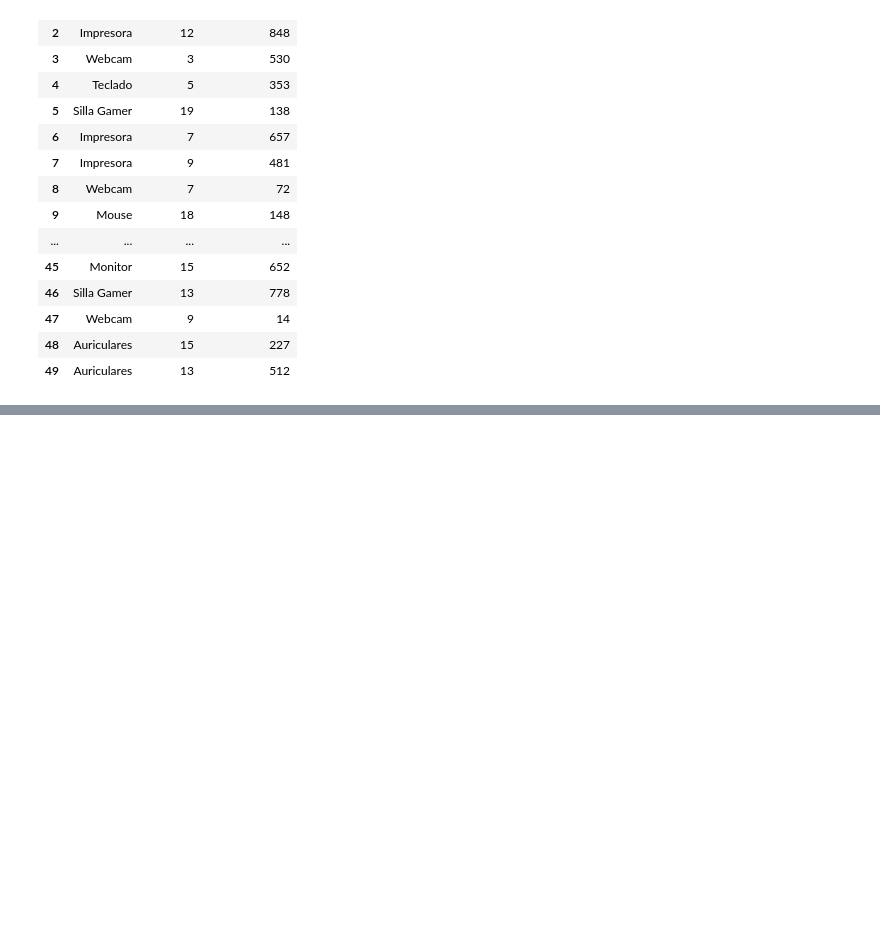
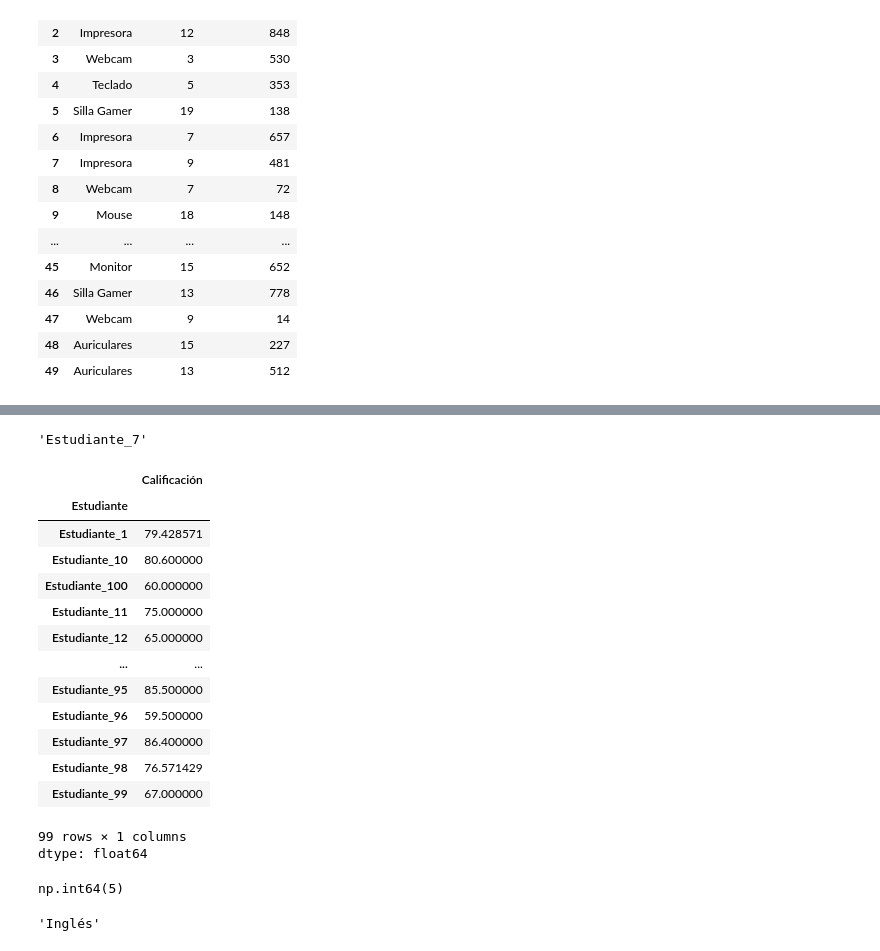
Before and after one commit to PurpleBeetle/IA1900, a Jupyter notebook: Tarea2/Welcome_To_Colab.ipynb, the cells around one changed output, grey strips where cells are left out. Drawn from its saved outputs; the diff is of its cells as text; code cells hidden in the pictures; blank space fills up the shorter version.

```diff
--- a/Tarea2/Welcome_To_Colab.ipynb
+++ b/Tarea2/Welcome_To_Colab.ipynb
@@ -24,0 +188,9 @@ ventas
+# %%
+# Ejercicio 3: Estadísticas de Calificaciones
+# Utilice el archivo calificaciones.csv para analizar el rendimiento de los estudiantes:
+
+#1. Cargue el dataset y muestre las primeras filas.
+calificaciones = pd.read_csv('calificaciones.csv')
+calificaciones.head()
+
+# head() nos ayuda imprimir los primeros 5 registros.
@@ -24,0 +219,47 @@ ventas
+# %%
+#3. Identifique el estudiante con el promedio más alto.
+promedio_lato = calificaciones.loc[calificaciones['Calificación'].idxmax()]
+estudiantes_promedio_alto = promedio_lato['Estudiante']
+estudiantes_promedio_alto
+
+#se filtra el nombre de estudiante por el indice del filtro de calificaciones
+# %% [output]
+'Estudiante_7'
+# %%
+# 4. Agrupa las calificaciones por estudiante y calcule el promedio de cada uno.
+estudiantes_promedio = calificaciones.groupby('Estudiante')['Calificación'].mean()
+estudiantes_promedio
+
+# el promedio de calificaciones por la agrupacion de estudiantes
+# %% [output]
+|  | Calificación |
+| Estudiante |  |
+| Estudiante_1 | 79.428571 |
+| Estudiante_10 | 80.600000 |
+| Estudiante_100 | 60.000000 |
+| Estudiante_11 | 75.000000 |
+| Estudiante_12 | 65.000000 |
+| ... | ... |
+| Estudiante_95 | 85.500000 |
+| Estudiante_96 | 59.500000 |
+| Estudiante_97 | 86.400000 |
+| Estudiante_98 | 76.571429 |
+| Estudiante_99 | 67.000000 |
+99 rows × 1 columns
+dtype: float64
+# %%
+# 5. Identifique cuántos estudiantes tienen un promedio superior a 85.
+estudiantes_sobresalientes = estudiantes_promedio[estudiantes_promedio > 85].count()
+estudiantes_sobresalientes
+
+# se cuentan cuantos estudiantes con la condicion > 85 hay en en el df
+# %% [output]
+np.int64(5)
+# %%
+# 6. Encuentre la materia con la mayor cantidad de calificaciones registradas.
+materia_mas_calificaciones = calificaciones['Materia'].value_counts().idxmax()
+materia_mas_calificaciones
+
+#Se consigue el indice de la materia con el value_counts()
+# %% [output]
+'Inglés'
```
Also changed, not shown: parts of 16 cells of this notebook.
